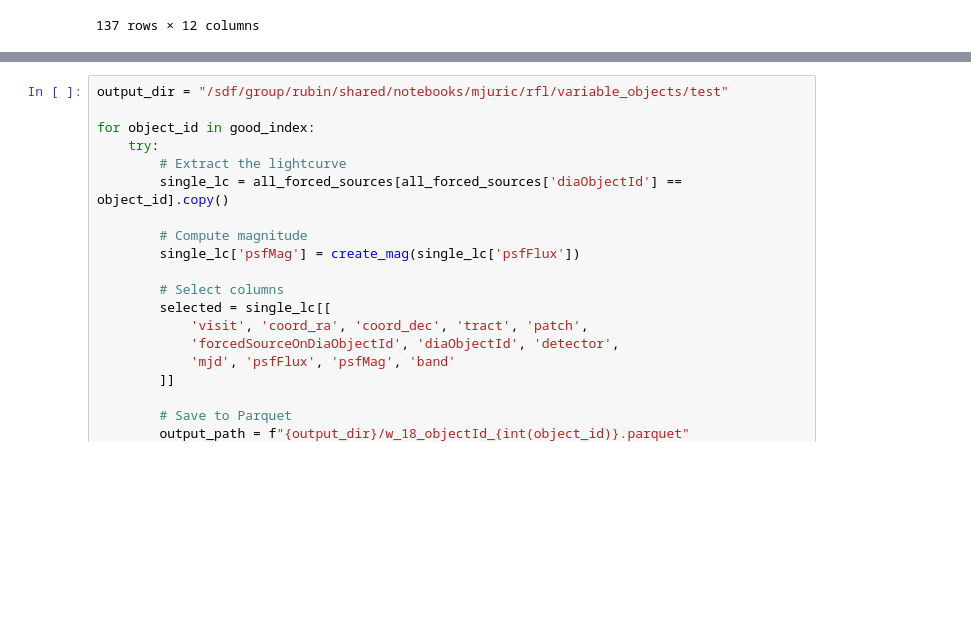
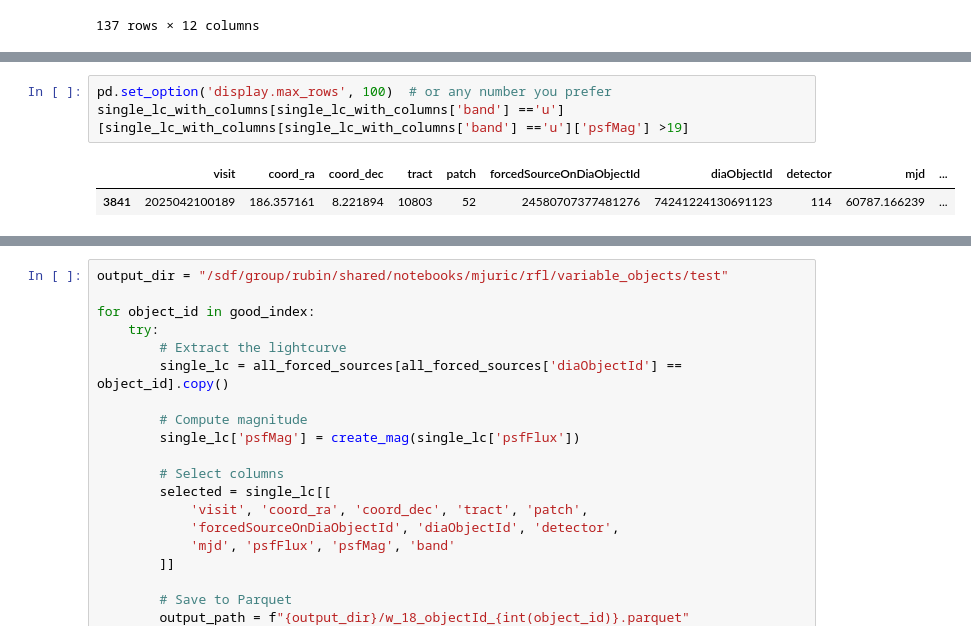
Before and after one commit to lsst-sitcom/notebooks_dia, a Jupyter notebook: GAIA_RRL_May_2025.ipynb, the cells around one changed output, grey strips where cells are left out. Cells and saved outputs as stored; diff of their text form; blank space fills up the shorter version.

```diff
--- a/GAIA_RRL_May_2025.ipynb
+++ b/GAIA_RRL_May_2025.ipynb
@@ -615,0 +855,6 @@ single_lc_with_columns
+# %%
+pd.set_option('display.max_rows', 100)  # or any number you prefer
+single_lc_with_columns[single_lc_with_columns['band'] =='u'][single_lc_with_columns[single_lc_with_columns['band'] =='u']['psfMag'] >19]
+# %% [output]
+|  | visit | coord_ra | coord_dec | tract | patch | forcedSourceOnDiaObjectId | diaObjectId | detector | mjd | ... |
+| 3841 | 2025042100189 | 186.357161 | 8.221894 | 10803 | 52 | 24580707377481276 | 74241224130691123 | 114 | 60787.166239 | ... |
```
Also changed, not shown: parts of 17 cells of this notebook.
